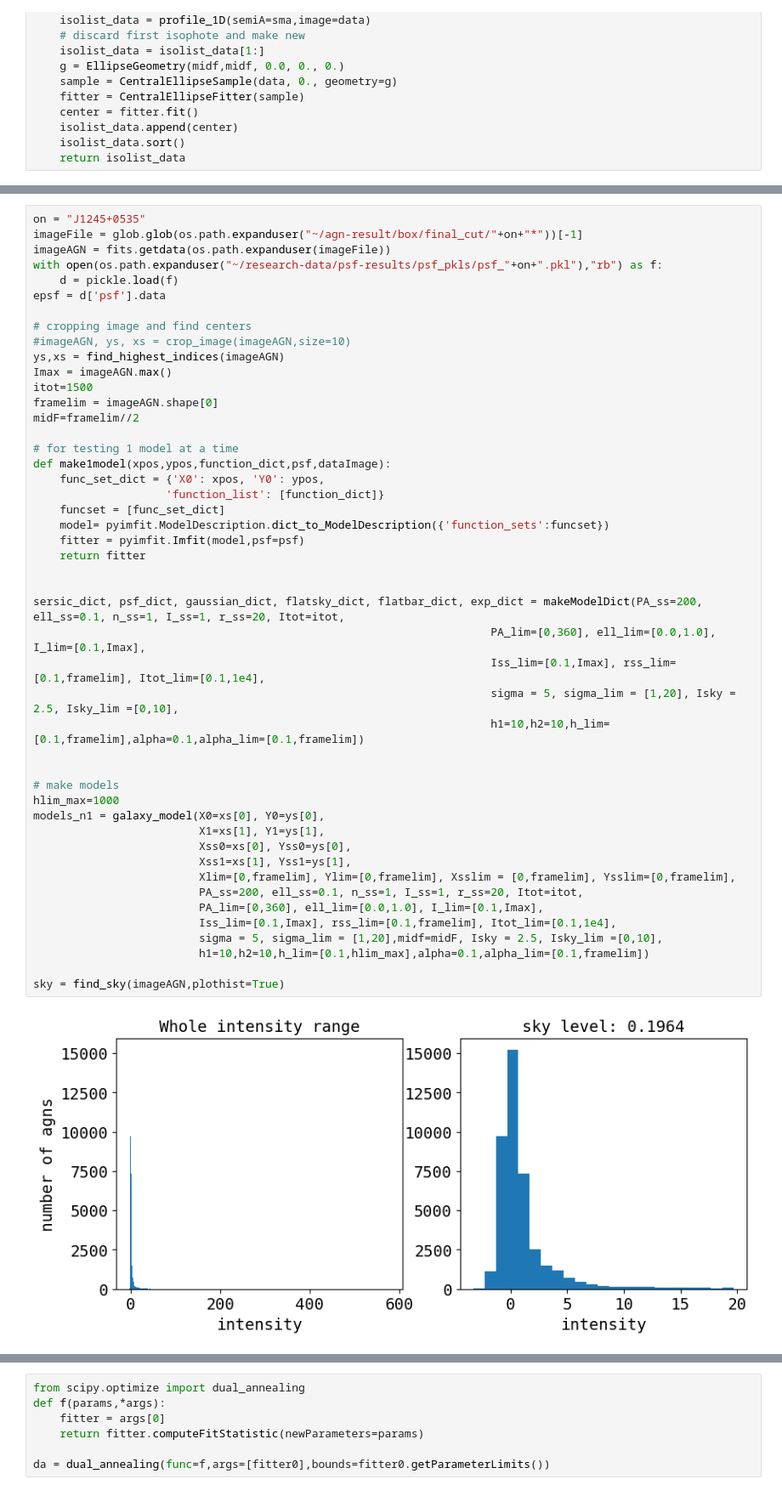
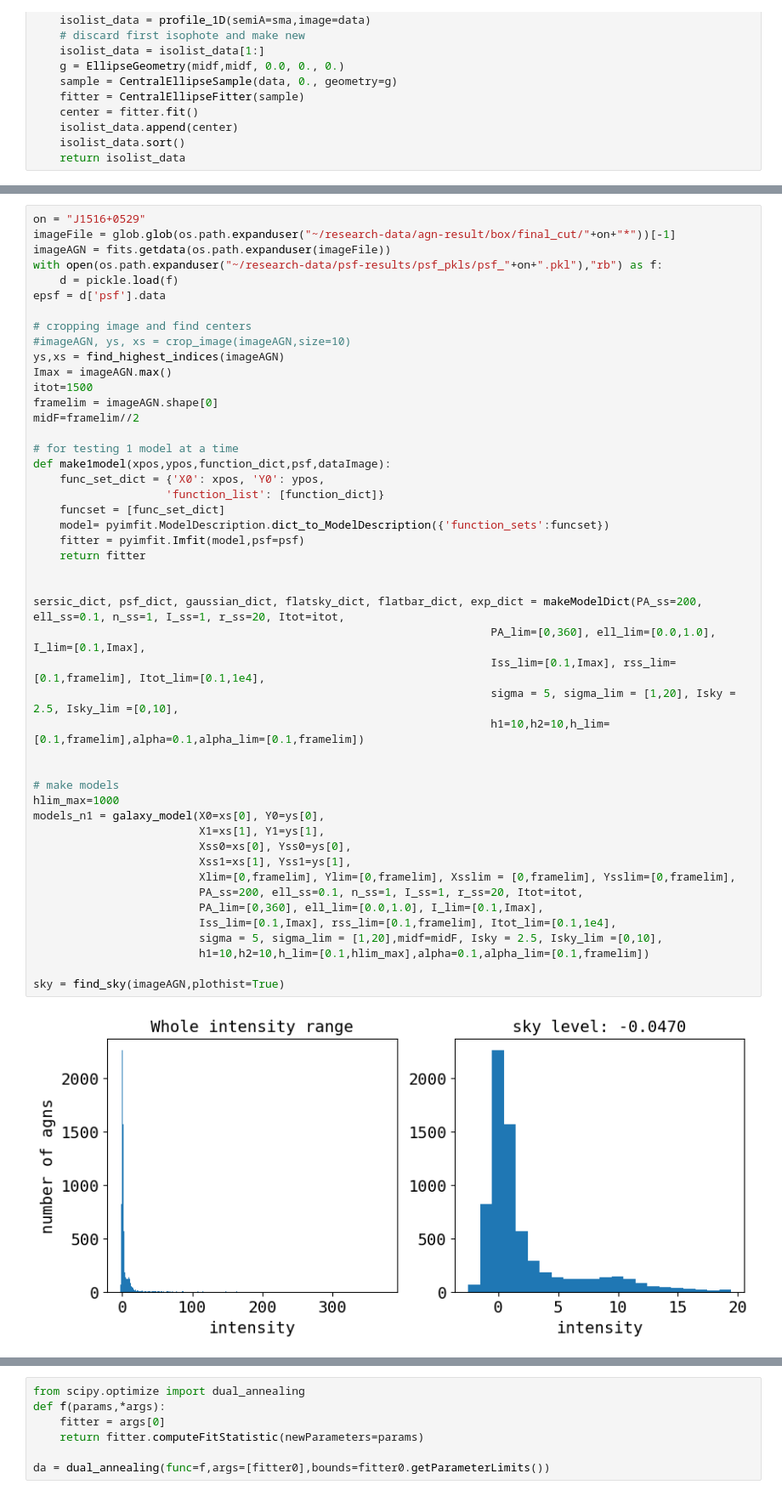
Before and after one commit to insepien/dualAGN, a Jupyter notebook: scrap_notebooks/checkFit.ipynb, the cells around one changed output, grey strips where cells are left out. Shown at 85% size. Saved outputs shown, nothing was run; the diff lists cells and outputs as text.

```diff
--- a/scrap_notebooks/checkFit.ipynb
+++ b/scrap_notebooks/checkFit.ipynb
@@ -541,6 +543,6 @@ imageAGN_masked = mask_image(imageAGN,rad=10,intens=10,agn_mask_size=35)#
 # %%
-on = "J1245+0535"
-imageFile = glob.glob(os.path.expanduser("~/agn-result/box/final_cut/"+on+"*"))[-1]
+on = "J1516+0529"
+imageFile = glob.glob(os.path.expanduser("~/research-data/agn-result/box/final_cut/"+on+"*"))[-1]
 imageAGN = fits.getdata(os.path.expanduser(imageFile))
 with open(os.path.expanduser("~/research-data/psf-results/psf_pkls/psf_"+on+".pkl"),"rb") as f:
     d = pickle.load(f)
@@ -559,34 +561,34 @@ def make1model(xpos,ypos,function_dict,psf,dataImage):
     func_set_dict = {'X0': xpos, 'Y0': ypos,
                     'function_list': [function_dict]}
     funcset = [func_set_dict]
     model= pyimfit.ModelDescription.dict_to_ModelDescription({'function_sets':funcset})
     fitter = pyimfit.Imfit(model,psf=psf)
     return fitter
 
 
 sersic_dict, psf_dict, gaussian_dict, flatsky_dict, flatbar_dict, exp_dict = makeModelDict(PA_ss=200, ell_ss=0.1, n_ss=1, I_ss=1, r_ss=20, Itot=itot,
                                                                      PA_lim=[0,360], ell_lim=[0.0,1.0], I_lim=[0.1,Imax],
                                                                      Iss_lim=[0.1,Imax], rss_lim=[0.1,framelim], Itot_lim=[0.1,1e4],
                                                                      sigma = 5, sigma_lim = [1,20], Isky = 2.5, Isky_lim =[0,10],
                                                                      h1=10,h2=10,h_lim=[0.1,framelim],alpha=0.1,alpha_lim=[0.1,framelim])
 
 
 # make models
 hlim_max=1000
 models_n1 = galaxy_model(X0=xs[0], Y0=ys[0],
                          X1=xs[1], Y1=ys[1],
                          Xss0=xs[0], Yss0=ys[0],
                          Xss1=xs[1], Yss1=ys[1],
                          Xlim=[0,framelim], Ylim=[0,framelim], Xsslim = [0,framelim], Ysslim=[0,framelim],
                          PA_ss=200, ell_ss=0.1, n_ss=1, I_ss=1, r_ss=20, Itot=itot,
                          PA_lim=[0,360], ell_lim=[0.0,1.0], I_lim=[0.1,Imax],
                          Iss_lim=[0.1,Imax], rss_lim=[0.1,framelim], Itot_lim=[0.1,1e4],
                          sigma = 5, sigma_lim = [1,20],midf=midF, Isky = 2.5, Isky_lim =[0,10],
                          h1=10,h2=10,h_lim=[0.1,hlim_max],alpha=0.1,alpha_lim=[0.1,framelim])
 
 sky = find_sky(imageAGN,plothist=True)
 # %% [output]
-[figure, old version]
+[figure, new version]
 # %%
 plt.imshow(imageAGN, norm='symlog')
 plt.title(on)
```
Also changed, not shown: parts of 9 cells of this notebook, 2 other files.
